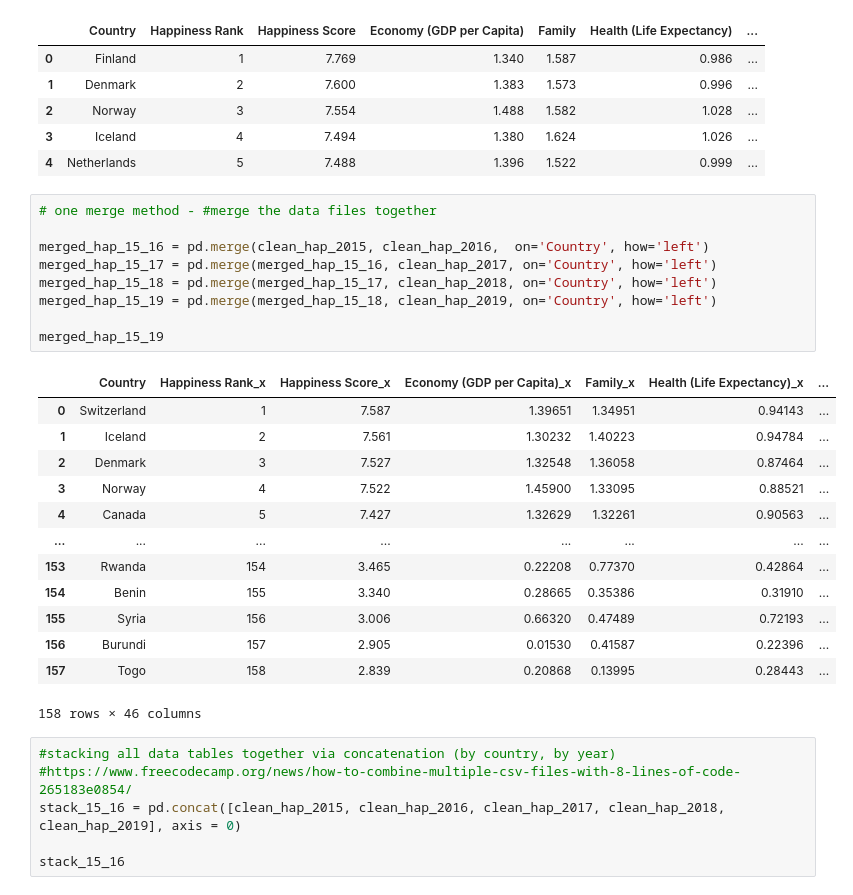
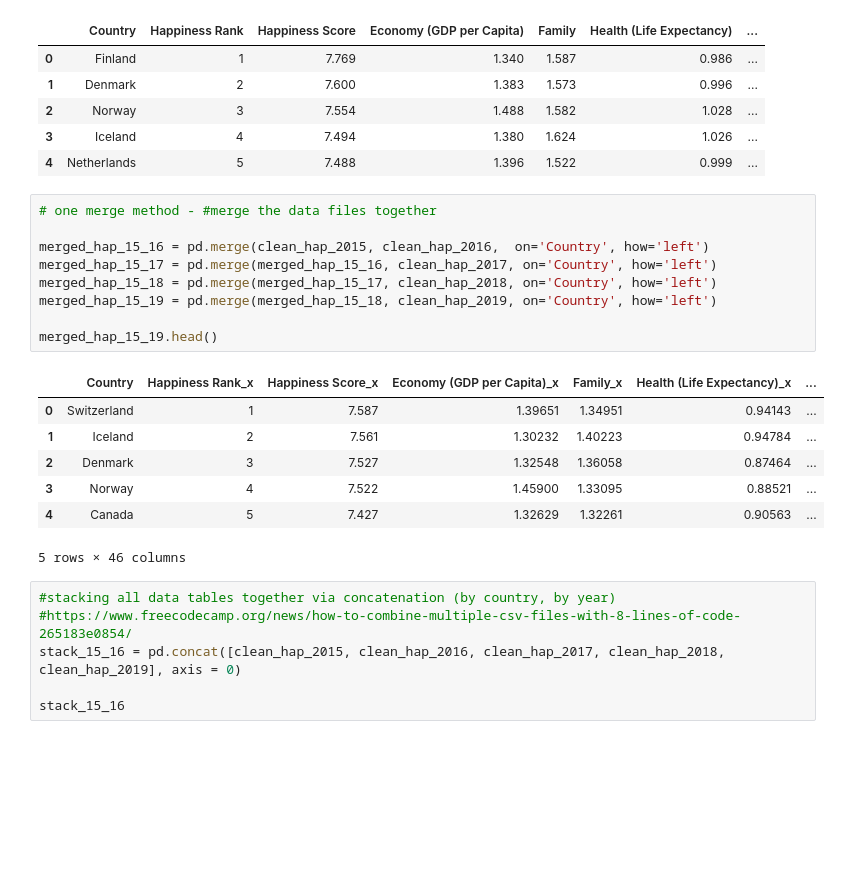
Before and after one commit to cbragg3136/world_happiness_project1, a Jupyter notebook: World_Hap_cleaning.ipynb, the cells around one changed output. Cells and saved outputs as stored; diff of their text form; blank space fills up the shorter version.

```diff
--- a/World_Hap_cleaning.ipynb
+++ b/World_Hap_cleaning.ipynb
@@ -149,26 +142,20 @@ clean_hap_2019.head()
 # %%
 # one merge method - #merge the data files together
 
 merged_hap_15_16 = pd.merge(clean_hap_2015, clean_hap_2016,  on='Country', how='left')
 merged_hap_15_17 = pd.merge(merged_hap_15_16, clean_hap_2017, on='Country', how='left')
 merged_hap_15_18 = pd.merge(merged_hap_15_17, clean_hap_2018, on='Country', how='left')
 merged_hap_15_19 = pd.merge(merged_hap_15_18, clean_hap_2019, on='Country', how='left')
 
-merged_hap_15_19
+merged_hap_15_19.head()
 # %% [output]
 |  | Country | Happiness Rank_x | Happiness Score_x | Economy (GDP per Capita)_x | Family_x | Health (Life Expectancy)_x | ... |
 | 0 | Switzerland | 1 | 7.587 | 1.39651 | 1.34951 | 0.94143 | ... |
 | 1 | Iceland | 2 | 7.561 | 1.30232 | 1.40223 | 0.94784 | ... |
 | 2 | Denmark | 3 | 7.527 | 1.32548 | 1.36058 | 0.87464 | ... |
 | 3 | Norway | 4 | 7.522 | 1.45900 | 1.33095 | 0.88521 | ... |
 | 4 | Canada | 5 | 7.427 | 1.32629 | 1.32261 | 0.90563 | ... |
-| ... | ... | ... | ... | ... | ... | ... | ... |
-| 153 | Rwanda | 154 | 3.465 | 0.22208 | 0.77370 | 0.42864 | ... |
-| 154 | Benin | 155 | 3.340 | 0.28665 | 0.35386 | 0.31910 | ... |
-| 155 | Syria | 156 | 3.006 | 0.66320 | 0.47489 | 0.72193 | ... |
-| 156 | Burundi | 157 | 2.905 | 0.01530 | 0.41587 | 0.22396 | ... |
-| 157 | Togo | 158 | 2.839 | 0.20868 | 0.13995 | 0.28443 | ... |
-158 rows × 46 columns
+5 rows × 46 columns
 # %%
 #stacking all data tables together via concatenation (by country, by year)
 #https://www.freecodecamp.org/news/how-to-combine-multiple-csv-files-with-8-lines-of-code-265183e0854/
```
Also changed, not shown: parts of 2 cells of this notebook.
